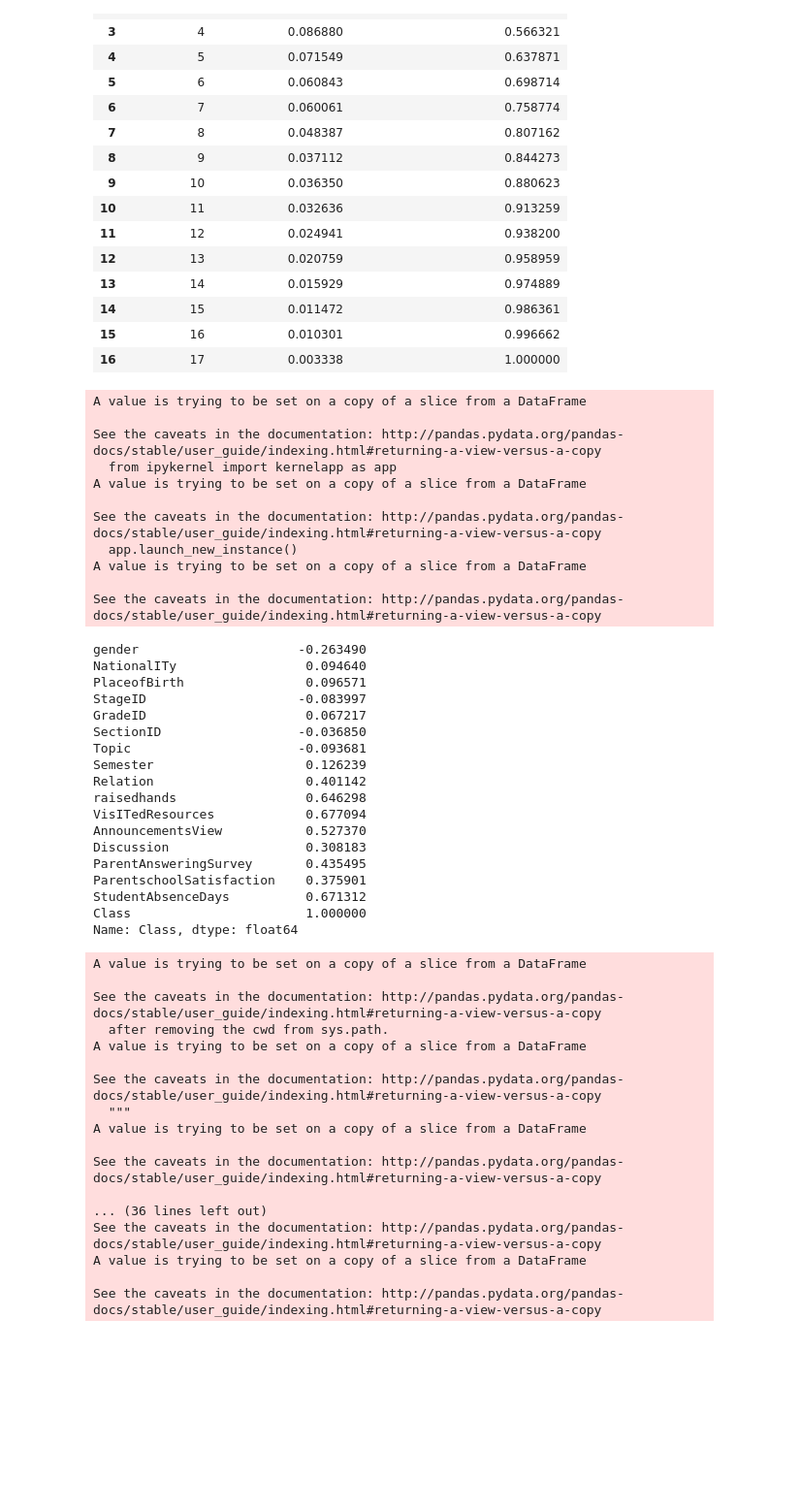
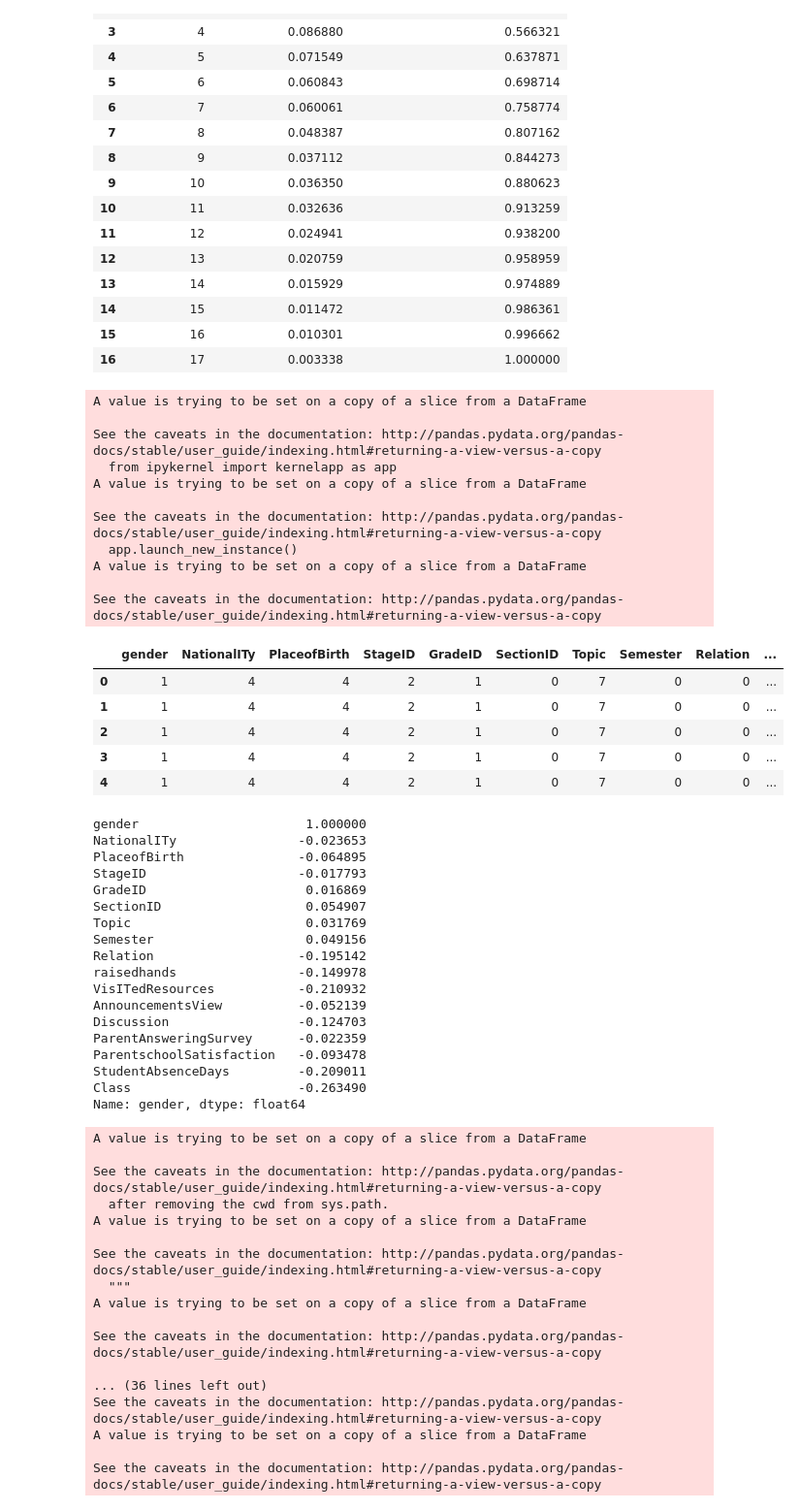
Before and after one commit to Galiold/data-mining-sap, a Jupyter notebook: phase-2/Python/sum2.ipynb, the cells around one changed output. Shown at 97% size. Drawn from its saved outputs; the diff is of its cells as text; code cells hidden in the pictures; blank space fills up the shorter version.

```diff
--- a/phase-2/Python/sum2.ipynb
+++ b/phase-2/Python/sum2.ipynb
@@ -56,52 +56,64 @@ df = pd.read_csv('../../Data/SAP.csv')
 
 df['gender'] = df['gender'].astype('category').cat.codes
 df['NationalITy'] = df['NationalITy'].astype('category').cat.codes
 df['PlaceofBirth'] = df['PlaceofBirth'].astype('category').cat.codes
 df['StageID'] = df['StageID'].astype('category').cat.codes
 df['GradeID'] = df['GradeID'].astype('category').cat.codes
 df['SectionID'] = df['SectionID'].astype('category').cat.codes
 df['Topic'] = df['Topic'].astype('category').cat.codes
 df['Semester'] = df['Semester'].astype('category').cat.codes
 df['Relation'] = df['Relation'].astype('category').cat.codes
 df['ParentAnsweringSurvey'] = df['ParentAnsweringSurvey'].astype('category').cat.codes
 df['ParentschoolSatisfaction'] = df['ParentschoolSatisfaction'].astype('category').cat.codes
 df['StudentAbsenceDays'] = df['StudentAbsenceDays'].astype('category').cat.codes
 df["Class"][df["Class"] == "L"] = 0
 df["Class"][df["Class"] == "M"] = 1
 df["Class"][df["Class"] == "H"] = 2
 df['Class'] = df['Class'].astype(int)
 
-df[df.columns[:]].corr()['Class'][:]
+df.head()
+
+
+# corr
 # %% [output]
 A value is trying to be set on a copy of a slice from a DataFrame
 
 See the caveats in the documentation: http://pandas.pydata.org/pandas-docs/stable/user_guide/indexing.html#returning-a-view-versus-a-copy
   from ipykernel import kernelapp as app
 A value is trying to be set on a copy of a slice from a DataFrame
 
 See the caveats in the documentation: http://pandas.pydata.org/pandas-docs/stable/user_guide/indexing.html#returning-a-view-versus-a-copy
   app.launch_new_instance()
 A value is trying to be set on a copy of a slice from a DataFrame
 
 See the caveats in the documentation: http://pandas.pydata.org/pandas-docs/stable/user_guide/indexing.html#returning-a-view-versus-a-copy
-gender                     -0.263490
-NationalITy                 0.094640
-PlaceofBirth                0.096571
-StageID                    -0.083997
-GradeID                     0.067217
-SectionID                  -0.036850
-Topic                      -0.093681
-Semester                    0.126239
-Relation                    0.401142
-raisedhands                 0.646298
-VisITedResources            0.677094
-AnnouncementsView           0.527370
-Discussion                  0.308183
-ParentAnsweringSurvey       0.435495
-ParentschoolSatisfaction    0.375901
-StudentAbsenceDays          0.671312
-Class                       1.000000
-Name: Class, dtype: float64
+|  | gender | NationalITy | PlaceofBirth | StageID | GradeID | SectionID | Topic | Semester | Relation | ... |
+| 0 | 1 | 4 | 4 | 2 | 1 | 0 | 7 | 0 | 0 | ... |
+| 1 | 1 | 4 | 4 | 2 | 1 | 0 | 7 | 0 | 0 | ... |
+| 2 | 1 | 4 | 4 | 2 | 1 | 0 | 7 | 0 | 0 | ... |
+| 3 | 1 | 4 | 4 | 2 | 1 | 0 | 7 | 0 | 0 | ... |
+| 4 | 1 | 4 | 4 | 2 | 1 | 0 | 7 | 0 | 0 | ... |
+# %%
+df[df.columns[:]].corr()['gender'][:]
+# %% [output]
+gender                      1.000000
+NationalITy                -0.023653
+PlaceofBirth               -0.064895
+StageID                    -0.017793
+GradeID                     0.016869
+SectionID                   0.054907
+Topic                       0.031769
+Semester                    0.049156
+Relation                   -0.195142
+raisedhands                -0.149978
+VisITedResources           -0.210932
+AnnouncementsView          -0.052139
+Discussion                 -0.124703
+ParentAnsweringSurvey      -0.022359
+ParentschoolSatisfaction   -0.093478
+StudentAbsenceDays         -0.209011
+Class                      -0.263490
+Name: gender, dtype: float64
 # %%
 df = pd.read_csv('../../Data/SAP.csv')
 df.rename(index=str, columns={'gender':'Gender', 'NationalITy':'Nationality','raisedhands':'RaisedHands', 'VisITedResources':'VisitedResources'},inplace=True)
```
Also changed, not shown: parts of 6 cells of this notebook, 1 other file.
